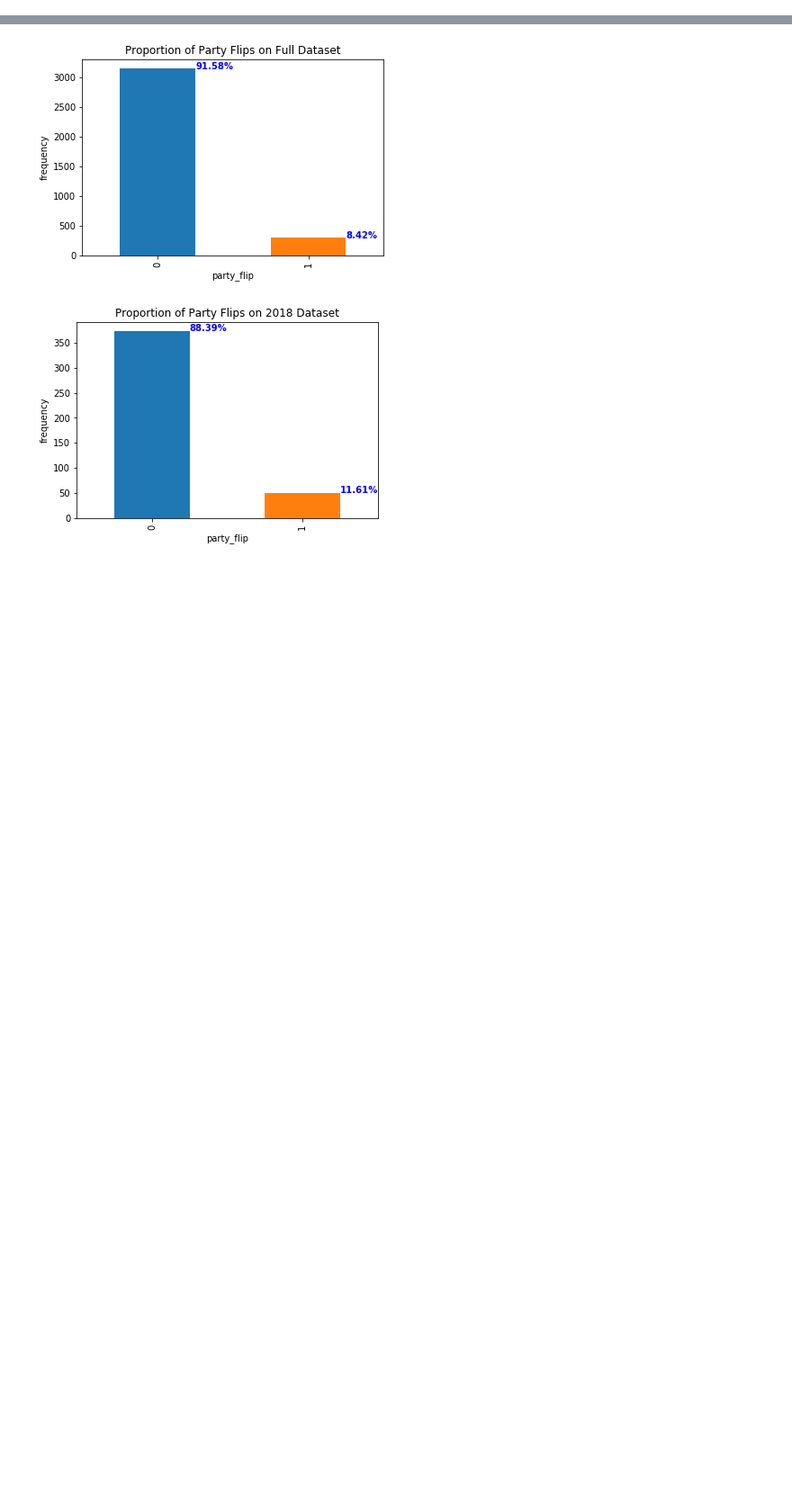
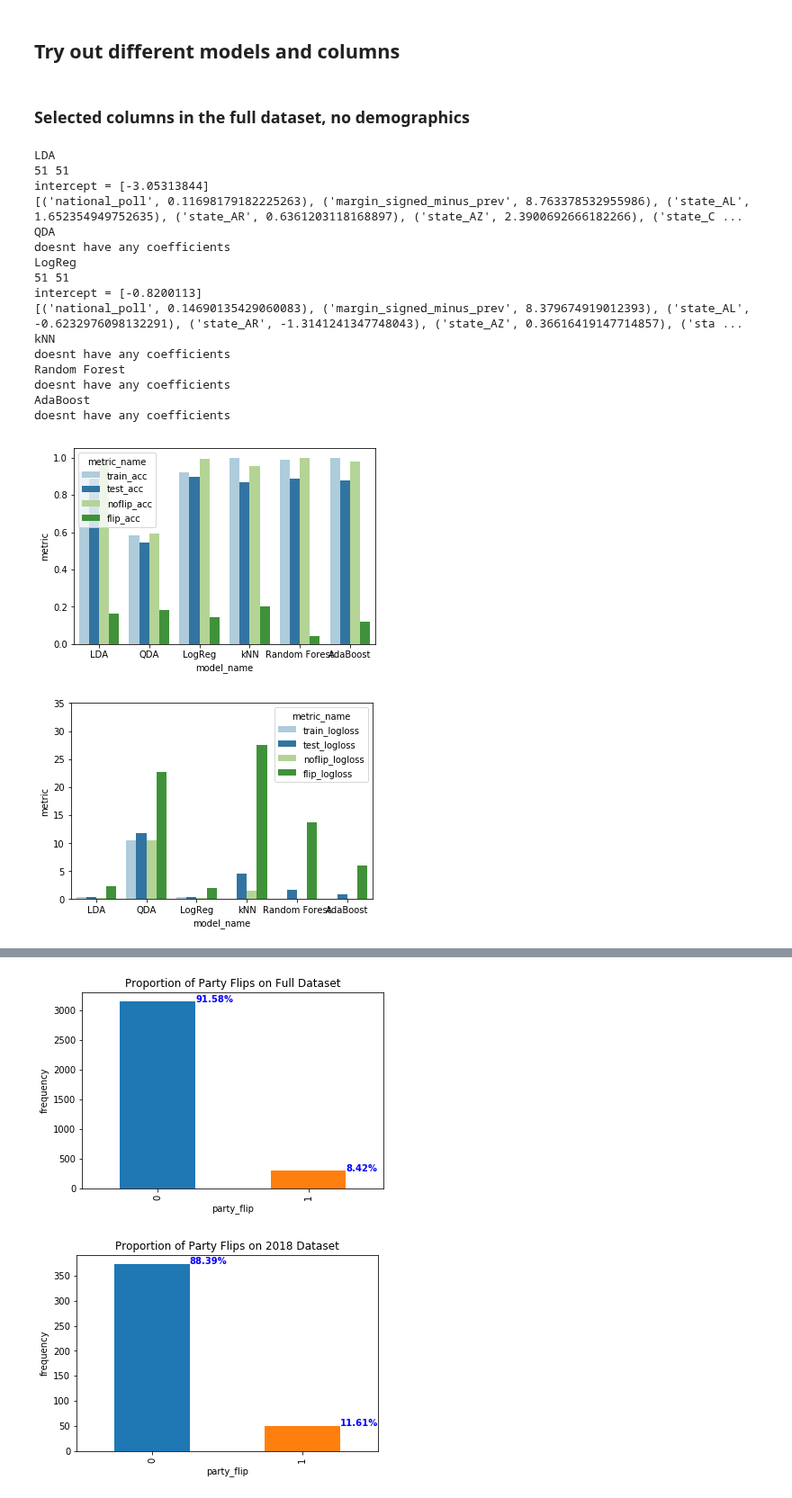
Before and after one commit to WildTangles/ac209a_project, a Jupyter notebook: Baseline_Model_mrv.ipynb, the cells around one changed output, grey strips where cells are left out. Shown at 90% size. Cells and saved outputs as stored; diff of their text form; code cells hidden in the pictures; blank space fills up the shorter version.

```diff
--- a/Baseline_Model_mrv.ipynb
+++ b/Baseline_Model_mrv.ipynb
@@ -40,0 +326,2 @@ Datasets/data_FEC_NATIONALPOLL_2004_2018_REDISTRICTDROP.p
+# %% [markdown]
+## Try out different models and columns
@@ -40,0 +341,28 @@ Datasets/data_FEC_NATIONALPOLL_2004_2018_REDISTRICTDROP.p
+# %% [markdown]
+### Selected columns in the full dataset, no demographics
+# %%
+filename = 'Datasets/data_FEC_NATIONALPOLL_2004_2018.p'
+cols_to_use = ['national_poll', 'margin_signed_minus_prev']
+state_hot_encoder = True
+
+fitted_model_dict = report_model_stats(
+    filename, cols_to_use, y_col, model_dict, state_hot_encoder=state_hot_encoder, upsample=upsample)
+# %% [output]
+LDA
+51 51
+intercept = [-3.05313844]
+[('national_poll', 0.11698179182225263), ('margin_signed_minus_prev', 8.763378532955986), ('state_AL', 1.652354949752635), ('state_AR', 0.6361203118168897), ('state_AZ', 2.3900692666182266), ('state_C ...
+QDA
+doesnt have any coefficients
+LogReg
+51 51
+intercept = [-0.8200113]
+[('national_poll', 0.14690135429060083), ('margin_signed_minus_prev', 8.379674919012393), ('state_AL', -0.6232976098132291), ('state_AR', -1.3141241347748043), ('state_AZ', 0.36616419147714857), ('sta ...
+kNN
+doesnt have any coefficients
+Random Forest
+doesnt have any coefficients
+AdaBoost
+doesnt have any coefficients
+[figure, added]
+[figure, added]
```
Also changed, not shown: parts of 78 cells of this notebook.
